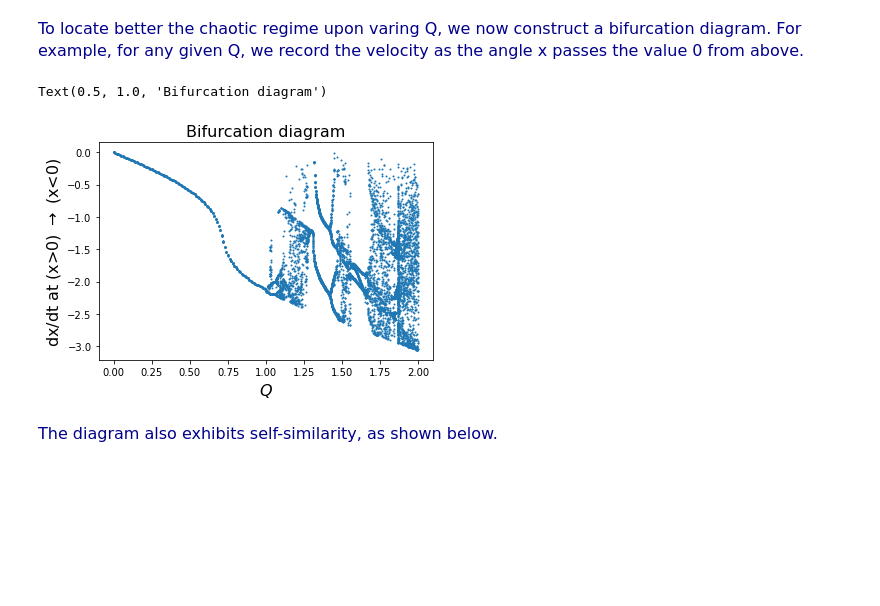
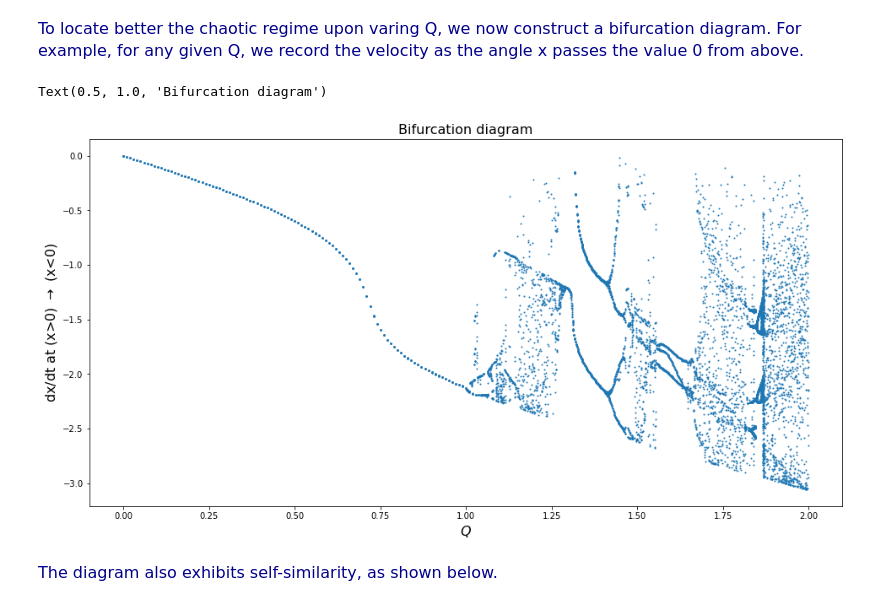
Before and after one commit to hylu666/hku-physics4150, a Jupyter notebook: Solving_Differential_Equations/Differential_Equations_2_Chaotic_Driven_Pendulum.ipynb, the cells around one changed output. Saved outputs shown, nothing was run; the diff lists cells and outputs as text; code cells hidden in the pictures; blank space fills up the shorter version.

```diff
--- a/Solving_Differential_Equations/Differential_Equations_2_Chaotic_Driven_Pendulum.ipynb
+++ b/Solving_Differential_Equations/Differential_Equations_2_Chaotic_Driven_Pendulum.ipynb
@@ -260,14 +260,15 @@ for iq in range(100):
             Q_bif.append(Q_here)
     #print(iq)
 # %%
+plt.figure(figsize=(16,8))
 plt.scatter(Q_bif,v_bif,s=1)
 #plt.xlim(0.5,2)
 plt.ylabel(r"dx/dt at (x>0) $\rightarrow$ (x<0)",size=16)
 plt.xlabel(r"$Q$",size=16)
 plt.title("Bifurcation diagram",size=16)
 # %% [output]
 Text(0.5, 1.0, 'Bifurcation diagram')
-[figure, old version]
+[figure, new version]
 # %% [markdown]
 <font  face=Times color=darkblue size=3> The diagram also exhibits self-similarity, as shown below.
 # %%
```
Also changed, not shown: parts of 5 cells of this notebook.
